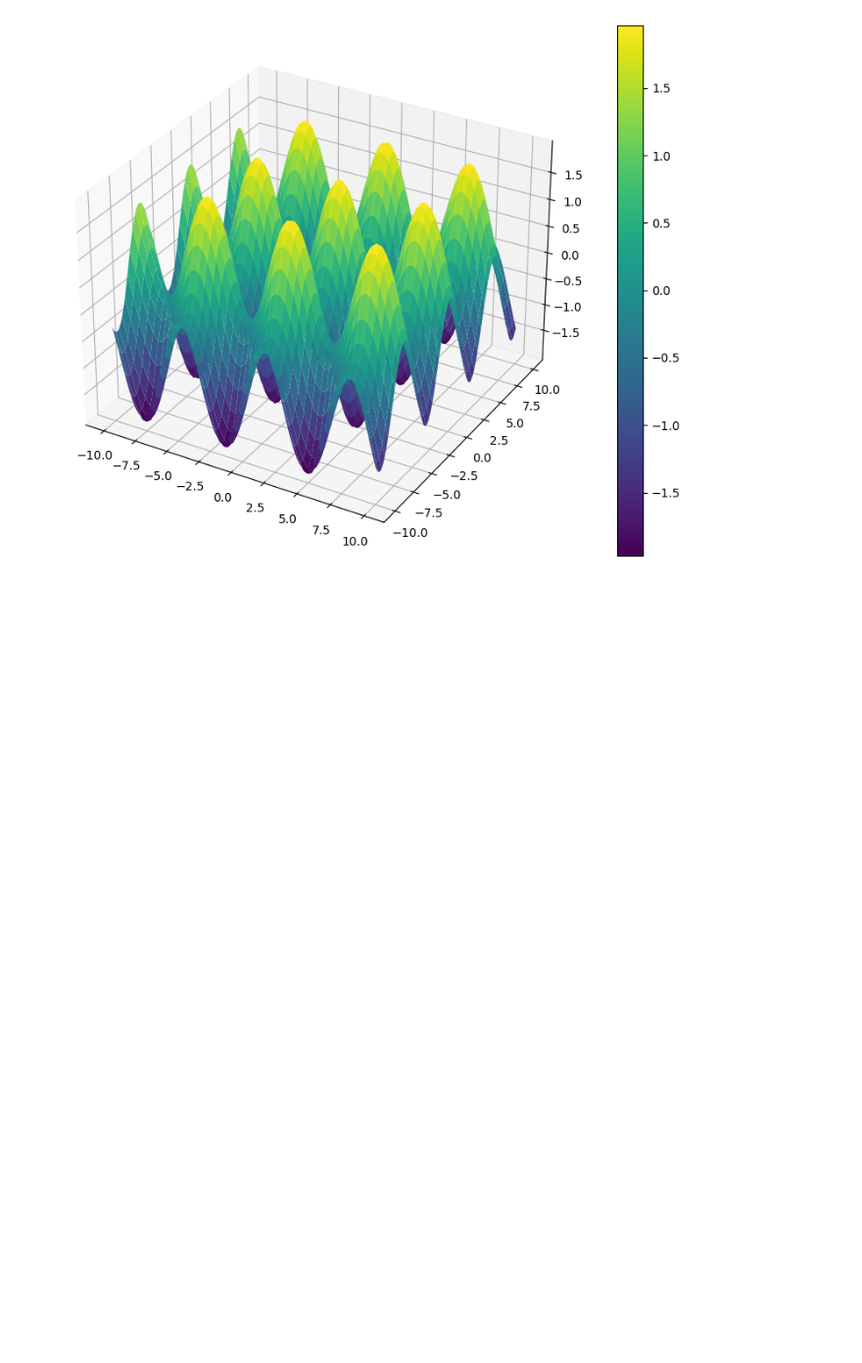
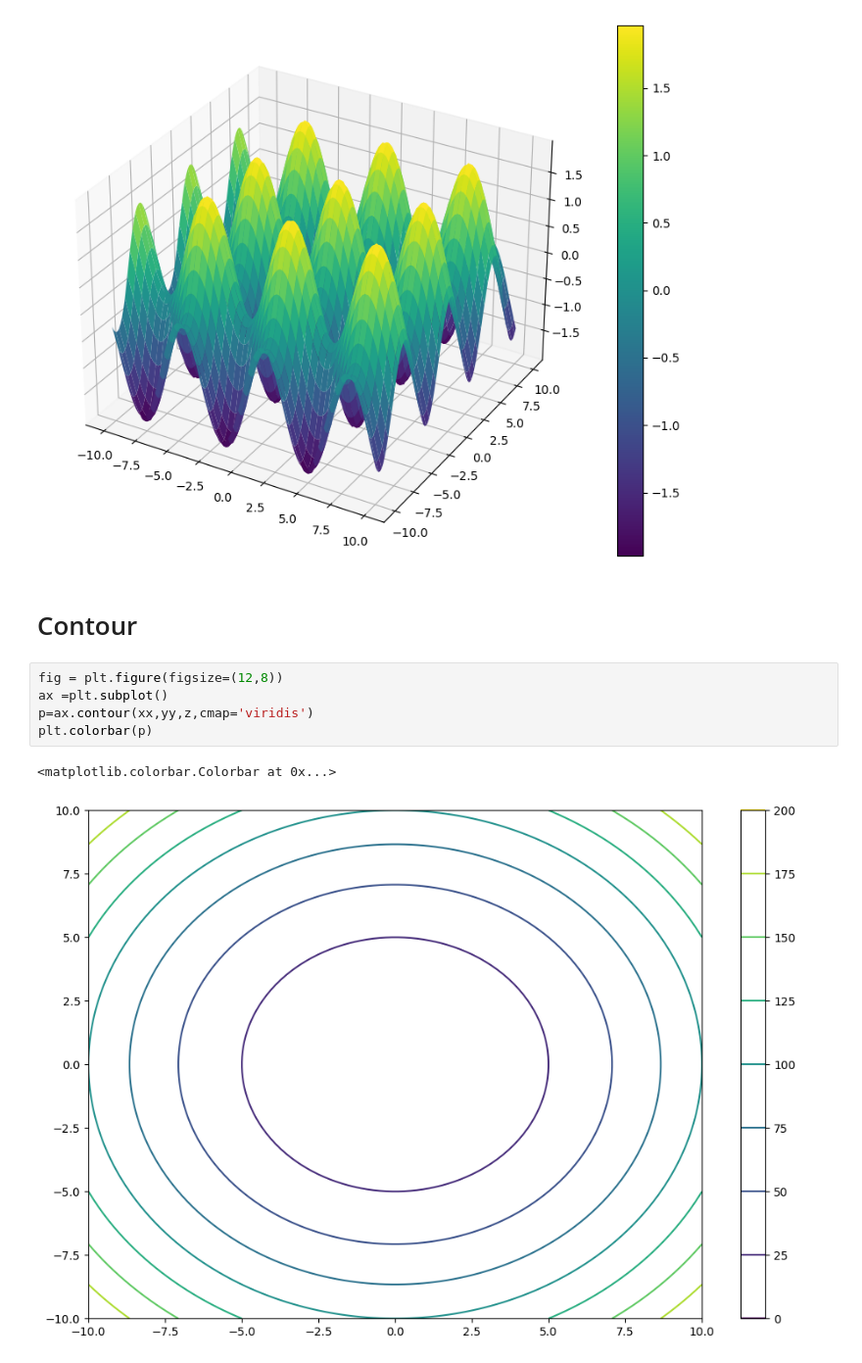
Before and after one commit to Vivek-Joshi17/Data_Visualization, a Jupyter notebook: Matplotlib_advance.ipynb, the cells around one changed output. Shown at 98% size. Drawn from its saved outputs; the diff is of its cells as text; blank space fills up the shorter version.

Commit message:
contour_contourf_plot

```diff
--- a/Matplotlib_advance.ipynb
+++ b/Matplotlib_advance.ipynb
@@ -242,3 +242,13 @@ plt.colorbar(p)
 # %% [output]
 <matplotlib.colorbar.Colorbar at 0x...>
 [figure]
+# %% [markdown]
+# Contour
+# %%
+fig = plt.figure(figsize=(12,8))
+ax =plt.subplot()
+p=ax.contour(xx,yy,z,cmap='viridis')
+plt.colorbar(p)
+# %% [output]
+<matplotlib.colorbar.Colorbar at 0x...>
+[figure, added]
```
Also changed, not shown: parts of 1 cell of this notebook.
